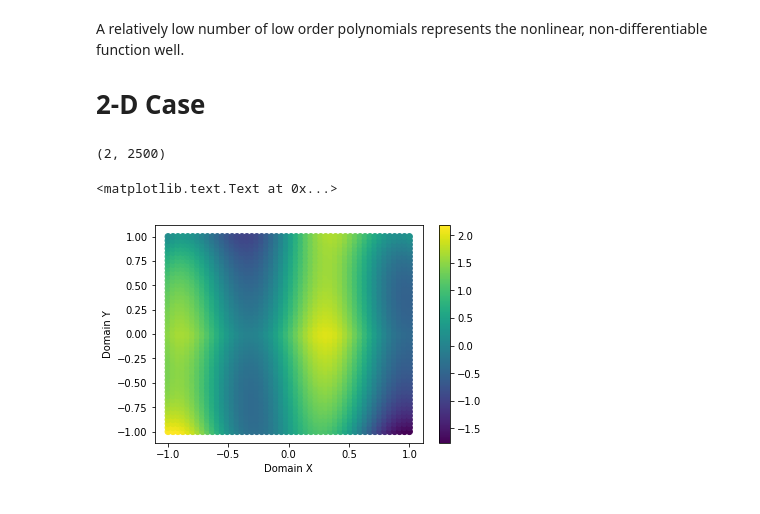
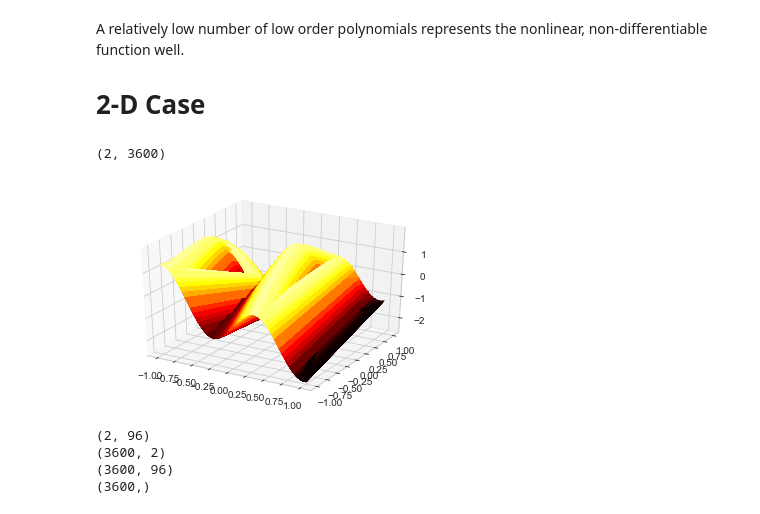
Before and after one commit to CDNoyes/EDL-Py, a Jupyter notebook: DAUQ.ipynb, the cells around one changed output. Cells and saved outputs as stored; diff of their text form; code cells hidden in the pictures.

```diff
--- a/DAUQ.ipynb
+++ b/DAUQ.ipynb
@@ -1,10 +1,17 @@
 # %%
 from pyaudi import gdual_double, gdual_vdouble
 import pyaudi as pa
+import numpy as np
+import chaospy as cp
+import matplotlib.pyplot as plt
+from mpl_toolkits.mplot3d import Axes3D
+import seaborn
+seaborn.set_style('whitegrid')
+
+from Utils.boxgrid import boxgrid
 import Utils.DA as da
-import numpy as np
-import matplotlib.pyplot as plt
-from Utils.boxgrid import boxgrid
+from Utils.RK4 import RK4
+# %matplotlib ipympl
 # %% [markdown]
 # Tool dev
 # %%
@@ -152,19 +170,24 @@ A relatively low number of low order polynomials represents the nonlinear, non-d
 # %%
 domain = [(-1,1)]*2
 def fun(x):
-    if isinstance(x, (gdual_double, gdual_vdouble)):
-        return pa.sin(5*x[0]) + pa.cos(x[0]**2)*pa.exp(-pa.abs(x[1])) + x[0]*x[1]**3
+    if isinstance(x[0], (gdual_double, gdual_vdouble)):
+        return pa.sin(5*x[0]) + pa.cos(x[1] + x[0]**2)*pa.exp(-pa.abs(x[1])) + x[0]*x[1]**3 - x[1]**2
     else:
-        return np.sin(5*x[0]) + np.cos(x[0]**2)*np.exp(-np.abs(x[1])) + x[0]*x[1]**3
-x = boxgrid(domain, 50, True).T
+        return np.sin(5*x[0]) + np.cos(x[1] + x[0]**2)*np.exp(-np.abs(x[1])) + x[0]*x[1]**3 - x[1]**2
+x = boxgrid(domain, 60, True).T
 print(x.shape)
 y = fun(x)
-plt.figure(1)
-plt.scatter(x[0],x[1],c=y)
-plt.colorbar()
-plt.xlabel('Domain X')
-plt.ylabel('Domain Y')
+
+# plt.figure(figsize=(12,12))
+# plt.scatter(x[0],x[1],c=y)
+# plt.colorbar()
+# plt.xlabel('Domain X')
+# plt.ylabel('Domain Y')
+X,Y = np.meshgrid(x[0],x[1])
+Z = fun([X,Y])
+fig = plt.figure()
+ax = fig.gca(projection='3d')
+surf = ax.plot_surface(X, Y, Z, cmap='hot')
 # %% [output]
-(2, 2500)
+(2, 3600)
-<matplotlib.text.Text at 0x...>
-[figure, old version]
+[figure, new version]
@@ -173,0 +194,23 @@ x_eval = boxgrid(domain,7, True)
+# %%
+order = 5
+reduced_domain = [(-0.98,0.98)]*2
+x_exp = boxgrid(reduced_domain, [12,8], True).T # One way to get expansion points. Can also use sobol or other LD sequences
+# u1 = cp.Uniform(*domain[0])
+# u2 = cp.Uniform(*domain[1])
+# U = cp.J(u1,u2)
+# x_exp = U.sample(64,'S')
+print(x_exp.shape)
+deltas, keep = find_nearest(x.T, x_exp.T)
+print(np.array(deltas).shape)
+xda = [gdual_vdouble(x_exp[0], 'x', order), gdual_vdouble(x_exp[1], 'y', order)]
+yda = fun(xda)
+ye = da.evaluate([yda], ['x','y'], deltas).squeeze() # This is all expansion points evaluated at x points
+print(ye.shape)
+sol = [ye.T[pair] for pair in keep]
+print(np.shape(sol))
+y_expansion = yda.constant_cf
+# %% [output]
+(2, 96)
+(3600, 2)
+(3600, 96)
+(3600,)
```
Also changed, not shown: parts of 15 cells of this notebook.
